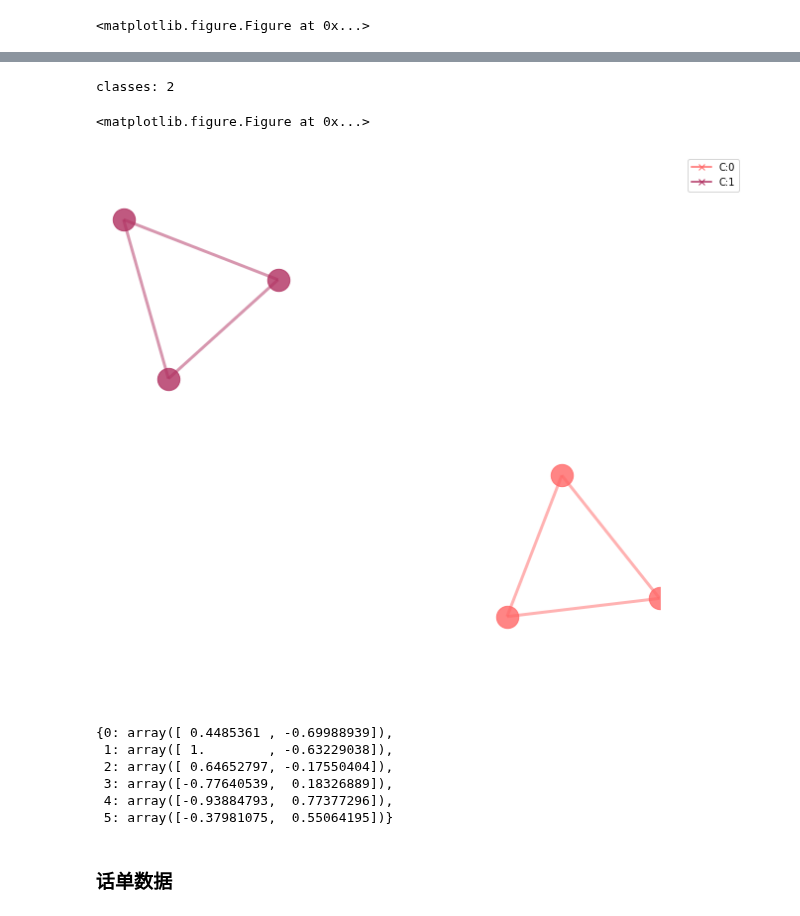
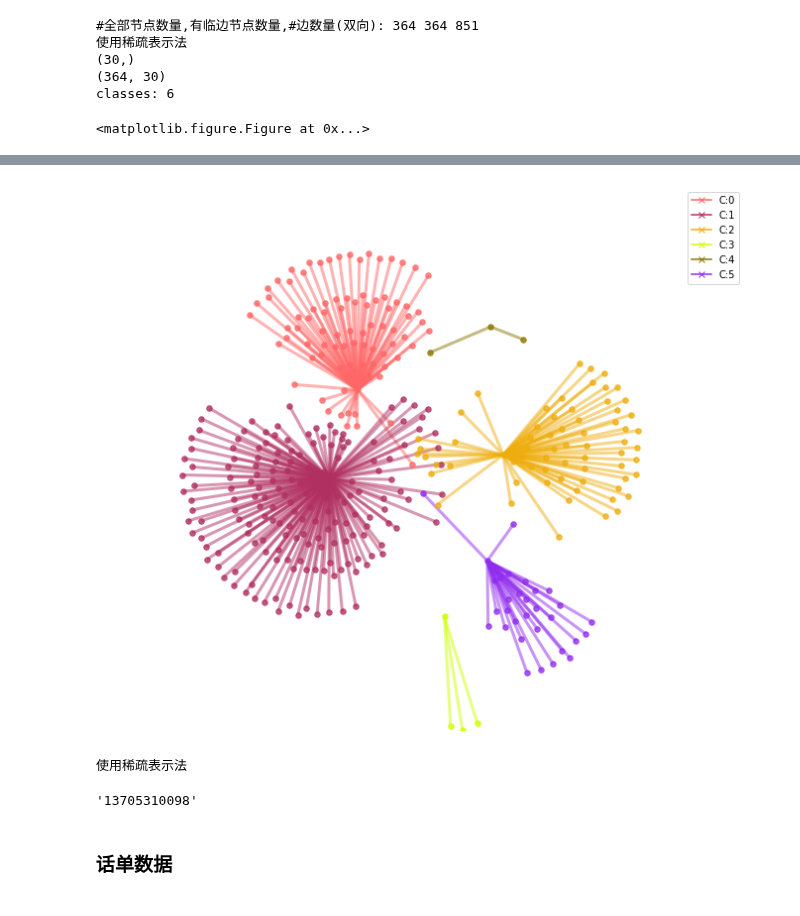
Before and after one commit to mckjzhangxk/deepAI, a Jupyter notebook: daily/8/DeepLearning/myproject/cluster/spetralCluster.ipynb, the cells around one changed output, grey strips where cells are left out. Saved outputs shown, nothing was run; the diff lists cells and outputs as text; code cells hidden in the pictures.

Commit message:
cluster

```diff
--- a/daily/8/DeepLearning/myproject/cluster/spetralCluster.ipynb
+++ b/daily/8/DeepLearning/myproject/cluster/spetralCluster.ipynb
@@ -38,7 +40,6 @@ def makeGraph2():
 
     G.add_edge(4,5,weight=0.8)
     return G
-
 def drawGraph(G,cluster=None,lineWidth=3,node_size=500,seed=None,minLine=1,maxLine=6,drawLabel=False,drawAllNode=False,
              highlight_node=[]):
     '''
@@ -88,14 +89,14 @@ def drawGraph(G,cluster=None,lineWidth=3,node_size=500,seed=None,minLine=1,maxLi
         #求出最小权重与最大权重
         minW,maxW=float('inf'),-1
         for u,v,d in G.edges(data=True):
-            d=d['weight']
+            d=d['weight'] if 'weight' in d else 1.0
             if d>maxW:
                 maxW=d
             if d<minW:
                 minW=d
         #  线宽正比于权重
         for u,v,d in G.edges(data=True):
-            d=d['weight']
+            d=d['weight'] if 'weight' in d else 1.0
             if minW==maxW:
                 linesize=minLine
             else:
@@ -168,17 +362,26 @@ def getCluster(K,eigValues):
 # %%
-plt.figure()
-seed=1000
+seed=0
 
+G,Id2Index,Index2Id,_=makeChengfGraph('data/111111111111111111.json')
+# G = nx.random_geometric_graph(1000, 0.125)
+GA=graph2Matrix(G,norm=True)
 
-G=makeGraph2()
-drawGraph(G,lineWidth=3,seed=seed)
+L=LaplacianMatrix(GA)
+S,V=eig(L,maxK=30,maxTry=10,supportDim=300)
 
-L=LaplacianMatrix(graph2Matrix(G))
-S,V=eig(L)
-K=proposalCluster(S,0.2)
+print(S.shape)
+print(V.shape)
+K=proposalCluster(S,0.5)
 print('classes:',K)
+
 labels=getCluster(K,V)
 plt.figure()
-drawGraph(G,labels,lineWidth=3,seed=seed)
+pos=drawGraph(G,cluster=None,node_size=30,seed=seed)
+pos=drawGraph(G,labels,lineWidth=3,seed=seed,node_size=30)
 # %% [output]
-<matplotlib.figure.Figure at 0x...>
+#全部节点数量,有临边节点数量,#边数量(双向): 364 364 851
+使用稀疏表示法
+(30,)
+(364, 30)
+classes: 6
+<matplotlib.figure.Figure at 0x...>
@@ -186,11 +389,11 @@ drawGraph(G,labels,lineWidth=3,seed=seed)
-classes: 2
-<matplotlib.figure.Figure at 0x...>
-[figure, old version]
+[figure, new version]
-{0: array([ 0.4485361 , -0.69988939]),
- 1: array([ 1.        , -0.63229038]),
- 2: array([ 0.64652797, -0.17550404]),
- 3: array([-0.77640539,  0.18326889]),
- 4: array([-0.93884793,  0.77377296]),
- 5: array([-0.37981075,  0.55064195])}
+# %%
+P=graph2Matrix(G,norm=True)
+P=P.T
+topvalue,top=pageRank(P)
+Index2Id[top[1]]
+# %% [output]
+使用稀疏表示法
+'13705310098'
 # %% [markdown]
 ### 话单数据
```
Also changed, not shown: parts of 14 cells of this notebook, 30 other files.
